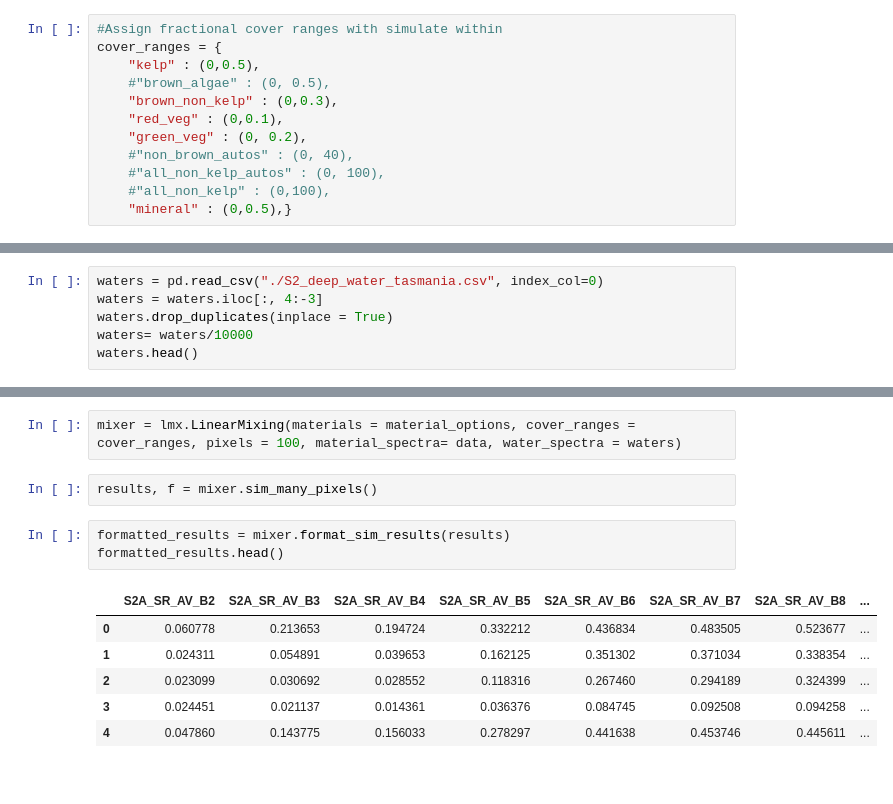
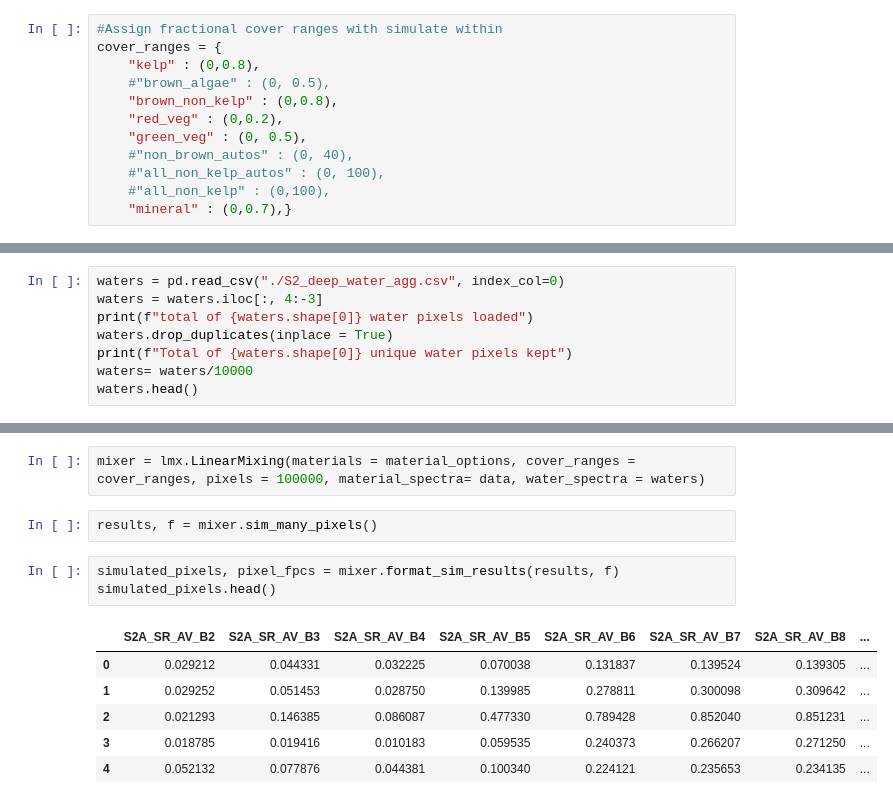
Before and after one commit to uqgrowan/Spectral-Separability-Analysis, a Jupyter notebook: mix_pixels.ipynb, the cells around one changed output, grey strips where cells are left out. Drawn from its saved outputs; the diff is of its cells as text.

```diff
--- a/mix_pixels.ipynb
+++ b/mix_pixels.ipynb
@@ -53,23 +53,25 @@ dict_keys(['kelp', 'brown_non_kelp', 'red_veg', 'green_veg', 'mineral'])
 # %%
 #Assign fractional cover ranges with simulate within
 cover_ranges = {
-    "kelp" : (0,0.5),
+    "kelp" : (0,0.8),
     #"brown_algae" : (0, 0.5),
-    "brown_non_kelp" : (0,0.3),
-    "red_veg" : (0,0.1),
-    "green_veg" : (0, 0.2),
+    "brown_non_kelp" : (0,0.8),
+    "red_veg" : (0,0.2),
+    "green_veg" : (0, 0.5),
     #"non_brown_autos" : (0, 40),
     #"all_non_kelp_autos" : (0, 100),
     #"all_non_kelp" : (0,100),
-    "mineral" : (0,0.5),}
+    "mineral" : (0,0.7),}
 # %%
 data = pd.read_csv("./data/processed/resampled/noisy_Sentinel_2_ABC_resampled.csv", index_col=0)
 labels = pd.read_csv("data/labels_prepped.csv", index_col=0)
 data = pd.concat([labels["Class"], data], axis = 1)
 # %%
-waters = pd.read_csv("./S2_deep_water_tasmania.csv", index_col=0)
+waters = pd.read_csv("./S2_deep_water_agg.csv", index_col=0)
 waters = waters.iloc[:, 4:-3]
+print(f"total of {waters.shape[0]} water pixels loaded")
 waters.drop_duplicates(inplace = True)
+print(f"Total of {waters.shape[0]} unique water pixels kept")
 waters= waters/10000
 waters.head()
 # %% [output]
@@ -80,16 +84,16 @@ waters.head()
 | 4 | 0.0316 | 0.0329 | 0.0181 | 0.0192 | 0.0195 | 0.0211 | 0.0192 | ... |
 | 6 | 0.0344 | 0.0319 | 0.0200 | 0.0192 | 0.0195 | 0.0211 | 0.0218 | ... |
 # %%
-mixer = lmx.LinearMixing(materials = material_options, cover_ranges = cover_ranges, pixels = 100, material_spectra= data, water_spectra = waters)
+mixer = lmx.LinearMixing(materials = material_options, cover_ranges = cover_ranges, pixels = 100000, material_spectra= data, water_spectra = waters)
 # %%
 results, f = mixer.sim_many_pixels()
 # %%
-formatted_results = mixer.format_sim_results(results)
-formatted_results.head()
+simulated_pixels, pixel_fpcs = mixer.format_sim_results(results, f)
+simulated_pixels.head()
 # %% [output]
 |  | S2A_SR_AV_B2 | S2A_SR_AV_B3 | S2A_SR_AV_B4 | S2A_SR_AV_B5 | S2A_SR_AV_B6 | S2A_SR_AV_B7 | S2A_SR_AV_B8 | ... |
-| 0 | 0.060778 | 0.213653 | 0.194724 | 0.332212 | 0.436834 | 0.483505 | 0.523677 | ... |
-| 1 | 0.024311 | 0.054891 | 0.039653 | 0.162125 | 0.351302 | 0.371034 | 0.338354 | ... |
-| 2 | 0.023099 | 0.030692 | 0.028552 | 0.118316 | 0.267460 | 0.294189 | 0.324399 | ... |
-| 3 | 0.024451 | 0.021137 | 0.014361 | 0.036376 | 0.084745 | 0.092508 | 0.094258 | ... |
-| 4 | 0.047860 | 0.143775 | 0.156033 | 0.278297 | 0.441638 | 0.453746 | 0.445611 | ... |
+| 0 | 0.029212 | 0.044331 | 0.032225 | 0.070038 | 0.131837 | 0.139524 | 0.139305 | ... |
+| 1 | 0.029252 | 0.051453 | 0.028750 | 0.139985 | 0.278811 | 0.300098 | 0.309642 | ... |
+| 2 | 0.021293 | 0.146385 | 0.086087 | 0.477330 | 0.789428 | 0.852040 | 0.851231 | ... |
+| 3 | 0.018785 | 0.019416 | 0.010183 | 0.059535 | 0.240373 | 0.266207 | 0.271250 | ... |
+| 4 | 0.052132 | 0.077876 | 0.044381 | 0.100340 | 0.224121 | 0.235653 | 0.234135 | ... |
```
Also changed, not shown: parts of 14 cells of this notebook, 2 other files.
